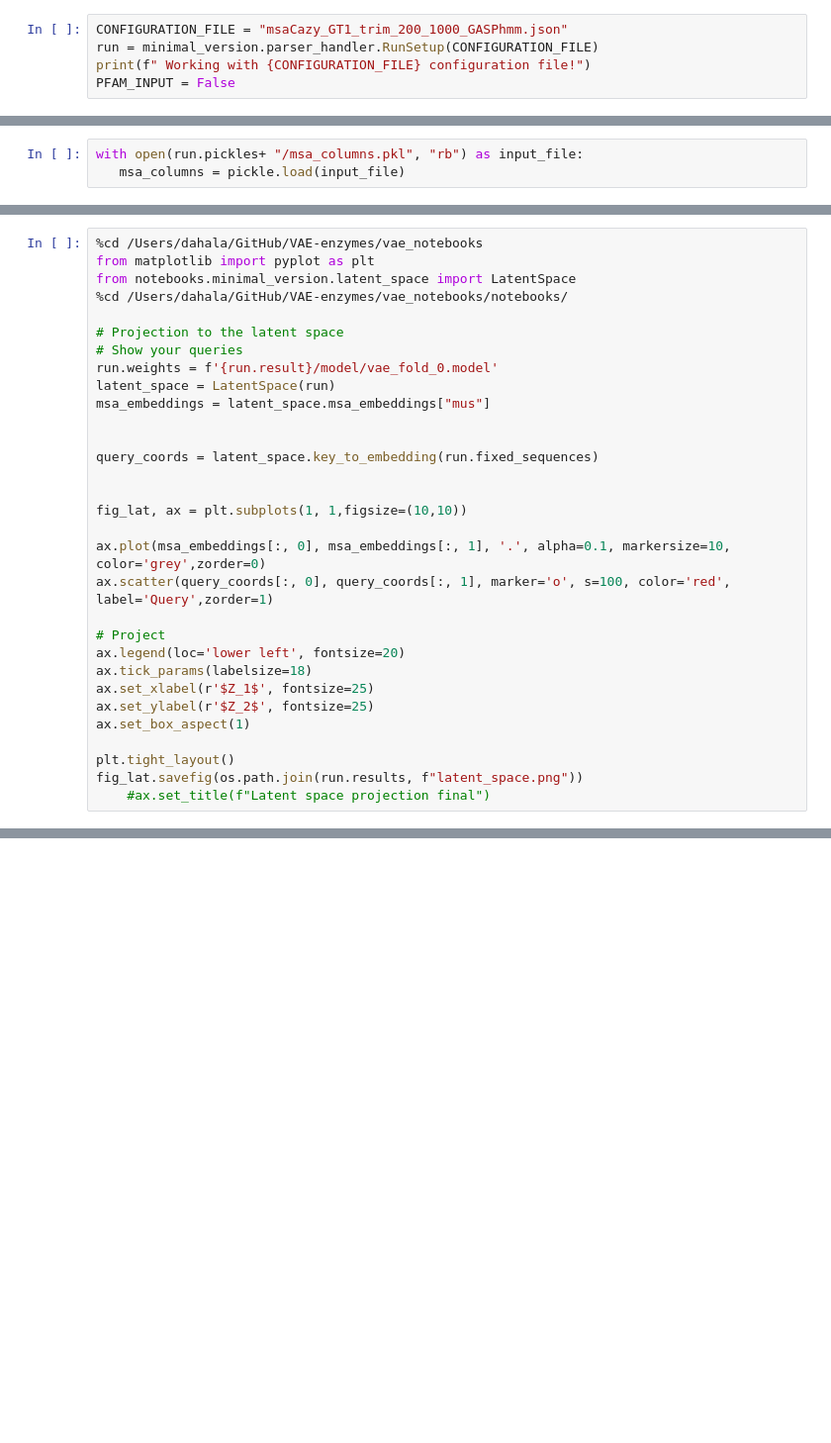
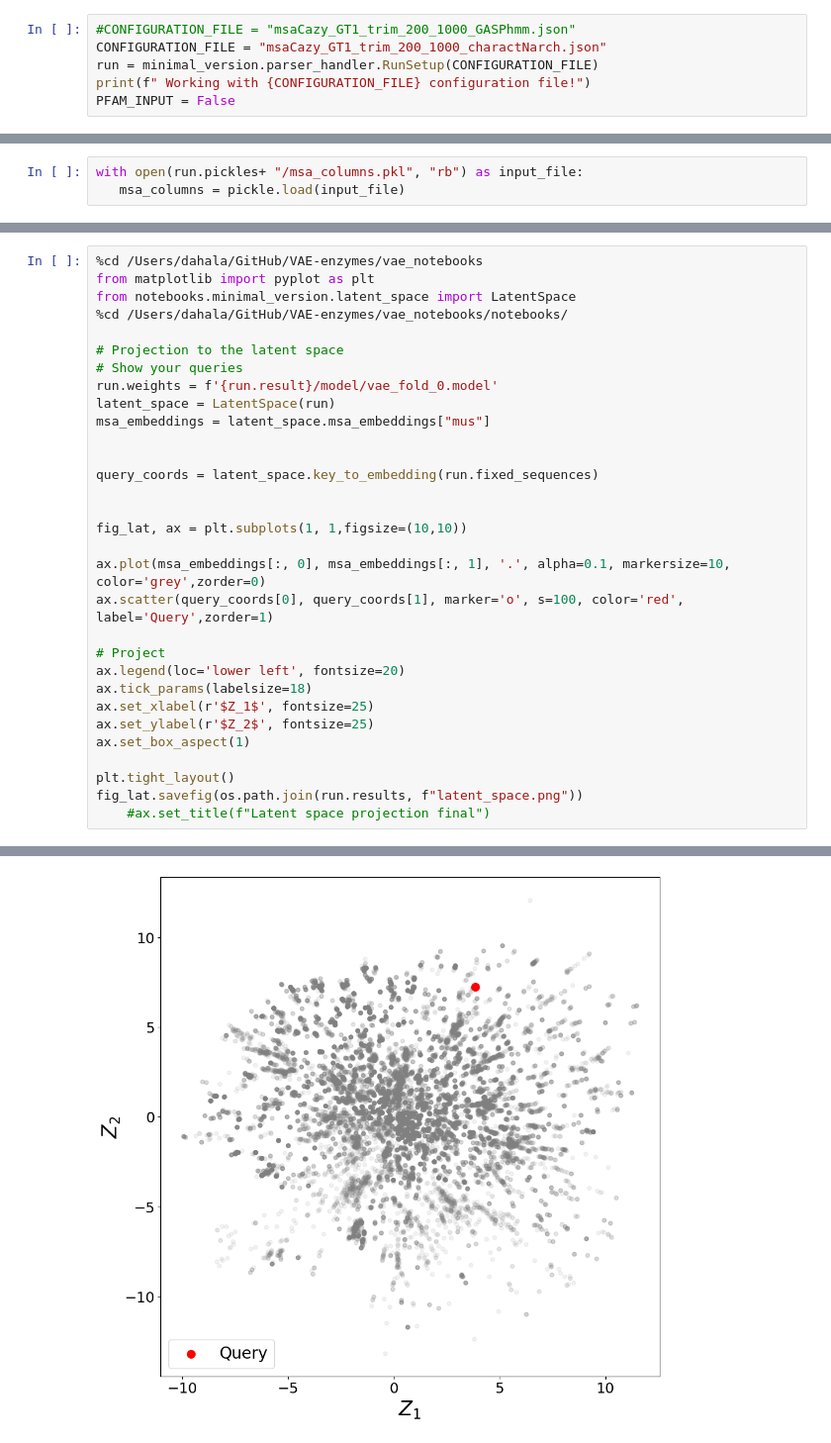
Before and after one commit to daha-la/VAE-enzymes, a Jupyter notebook: vae_notebooks/notebooks/GT1_MSAcreation.ipynb, the cells around one changed output, grey strips where cells are left out. Shown at 99% size. Saved outputs shown, nothing was run; the diff lists cells and outputs as text; blank space fills up the shorter version.

```diff
--- a/vae_notebooks/notebooks/GT1_MSAcreation.ipynb
+++ b/vae_notebooks/notebooks/GT1_MSAcreation.ipynb
@@ -279,7 +374,8 @@ from custom_functions import *
 /Users/dahala/GitHub/VAE-enzymes
 /Users/dahala/GitHub/VAE-enzymes/vae_notebooks/notebooks
 # %%
-CONFIGURATION_FILE = "msaCazy_GT1_trim_200_1000_GASPhmm.json"
+#CONFIGURATION_FILE = "msaCazy_GT1_trim_200_1000_GASPhmm.json"
+CONFIGURATION_FILE = "msaCazy_GT1_trim_200_1000_charactNarch.json"
 run = minimal_version.parser_handler.RunSetup(CONFIGURATION_FILE)
 print(f" Working with {CONFIGURATION_FILE} configuration file!")
 PFAM_INPUT = False
@@ -386,7 +492,7 @@ query_coords = latent_space.key_to_embedding(run.fixed_sequences)
 fig_lat, ax = plt.subplots(1, 1,figsize=(10,10))
 
 ax.plot(msa_embeddings[:, 0], msa_embeddings[:, 1], '.', alpha=0.1, markersize=10, color='grey',zorder=0)
-ax.scatter(query_coords[:, 0], query_coords[:, 1], marker='o', s=100, color='red', label='Query',zorder=1)
+ax.scatter(query_coords[0], query_coords[1], marker='o', s=100, color='red', label='Query',zorder=1)
 
 # Project
 ax.legend(loc='lower left', fontsize=20)
@@ -398,3 +504,4 @@ ax.set_box_aspect(1)
 plt.tight_layout()
 fig_lat.savefig(os.path.join(run.results, f"latent_space.png"))
     #ax.set_title(f"Latent space projection final")
+# %% [output]
@@ -400,0 +510 @@ fig_lat.savefig(os.path.join(run.results, f"latent_space.png"))
+[figure, added]
```
Also changed, not shown: parts of 25 cells of this notebook, 26 other files.
